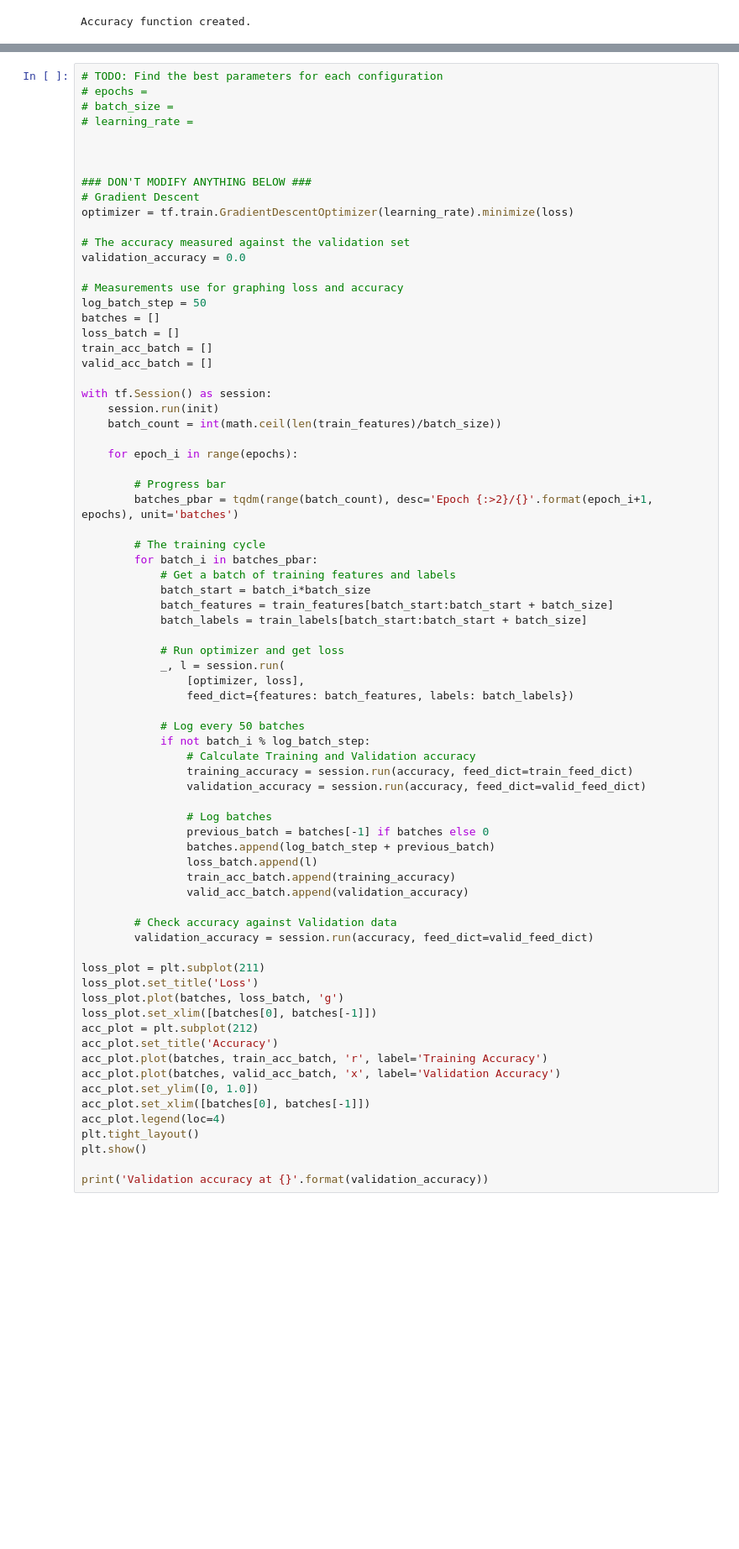
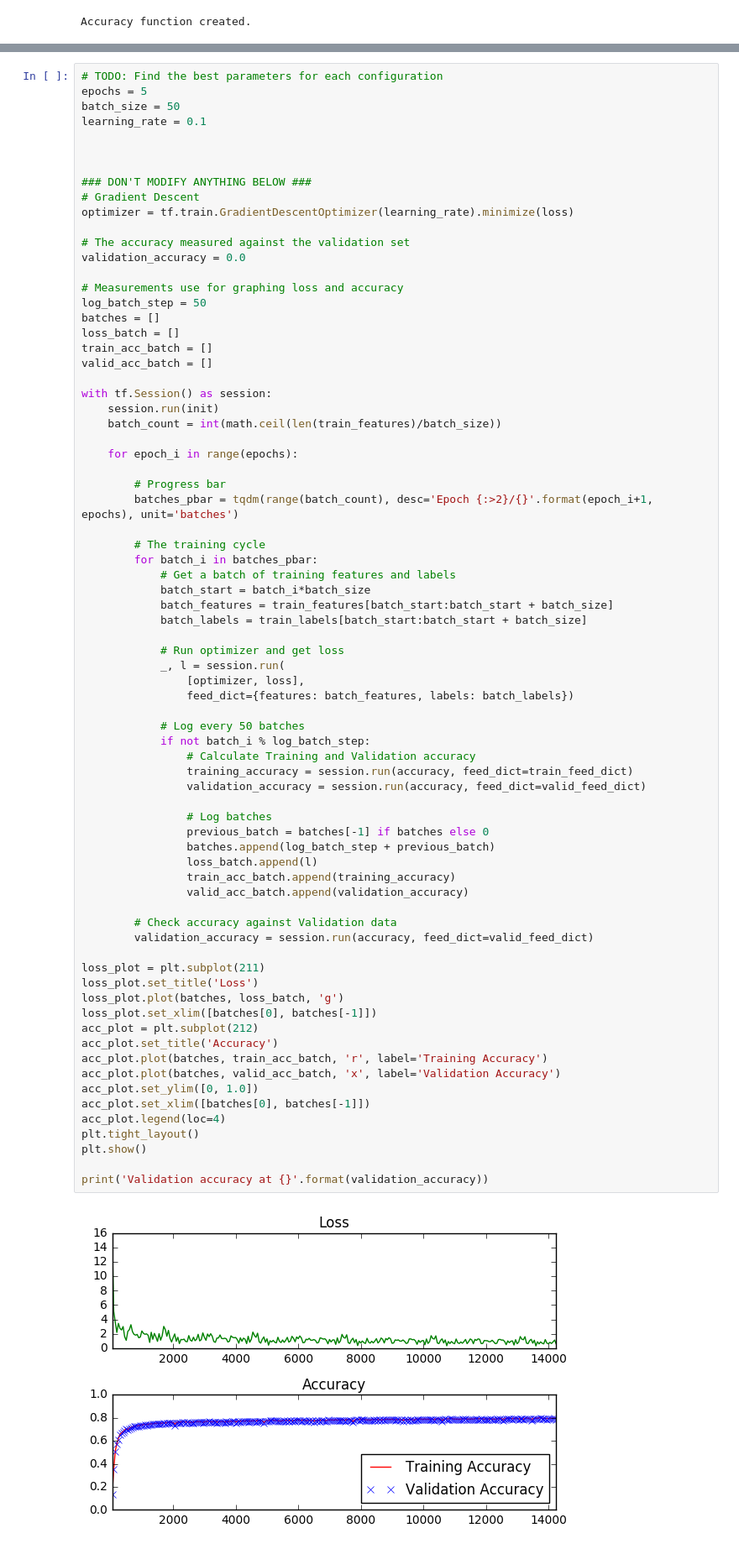
Before and after one commit to ncondo/CarND-TensorFlow-Lab, a Jupyter notebook: lab.ipynb, the cells around one changed output, grey strips where cells are left out. Shown: that part at 84% size. Cells and saved outputs as stored; diff of their text form; blank space fills up the shorter version.

```diff
--- a/lab.ipynb
+++ b/lab.ipynb
@@ -375,9 +375,9 @@ The code will print out a Loss and Accuracy graph, so you can see how well the n
 *If you're having trouble solving problem 3, you can view the solution [here](https://github.com/udacity/CarND-TensorFlow-Lab/blob/master/solutions.ipynb).*
 # %%
 # TODO: Find the best parameters for each configuration
-# epochs =
-# batch_size =
-# learning_rate =
+epochs = 5
+batch_size = 50
+learning_rate = 0.1
 
 
 
@@ -420,30 +420,32 @@ with tf.Session() as session:
             if not batch_i % log_batch_step:
                 # Calculate Training and Validation accuracy
                 training_accuracy = session.run(accuracy, feed_dict=train_feed_dict)
                 validation_accuracy = session.run(accuracy, feed_dict=valid_feed_dict)
 
                 # Log batches
                 previous_batch = batches[-1] if batches else 0
                 batches.append(log_batch_step + previous_batch)
                 loss_batch.append(l)
                 train_acc_batch.append(training_accuracy)
                 valid_acc_batch.append(validation_accuracy)
 
         # Check accuracy against Validation data
         validation_accuracy = session.run(accuracy, feed_dict=valid_feed_dict)
 
 loss_plot = plt.subplot(211)
 loss_plot.set_title('Loss')
 loss_plot.plot(batches, loss_batch, 'g')
 loss_plot.set_xlim([batches[0], batches[-1]])
 acc_plot = plt.subplot(212)
 acc_plot.set_title('Accuracy')
 acc_plot.plot(batches, train_acc_batch, 'r', label='Training Accuracy')
 acc_plot.plot(batches, valid_acc_batch, 'x', label='Validation Accuracy')
 acc_plot.set_ylim([0, 1.0])
 acc_plot.set_xlim([batches[0], batches[-1]])
 acc_plot.legend(loc=4)
 plt.tight_layout()
 plt.show()
 
 print('Validation accuracy at {}'.format(validation_accuracy))
+# %% [output]
+[figure, added]
```
Also changed, not shown: parts of 1 cell of this notebook.
